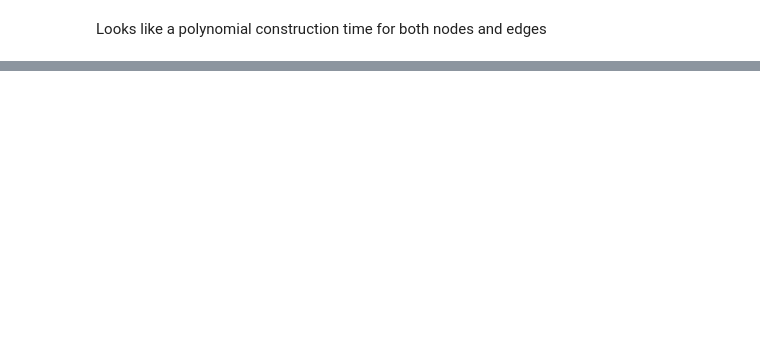
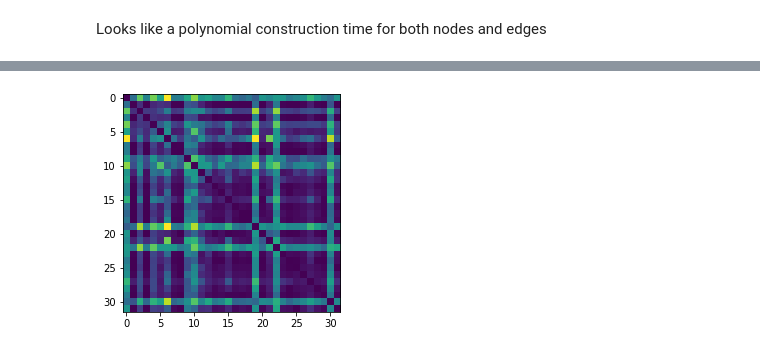
Before and after one commit to IUCVLab/proximity-cut, a Jupyter notebook: notebooks/Border with graphs.ipynb, the cells around one changed output, grey strips where cells are left out. Saved outputs shown, nothing was run; the diff lists cells and outputs as text; code cells hidden in the pictures; blank space fills up the shorter version.

```diff
--- a/notebooks/Border with graphs.ipynb
+++ b/notebooks/Border with graphs.ipynb
@@ -715,0 +897,2 @@ def get_cut(graph, labels):
+# %%
+support_graph = get_support_index(Xprime[:2000], yprime, verbose=True)
@@ -715,0 +910,16 @@ def get_cut(graph, labels):
+# %%
+from collections import Counter
+def simple_knn(p, support_graph, k=5):
+    c = Counter()
+    result = support_graph.multi_search(p, attempts=10, top=k)
+    for i in result:
+        c[support_graph.nodes[i]._class] += 1
+    return c.most_common(1)[0][0]
+# %%
+r = []
+for p in Xprime[:200]:
+    r.append(simple_knn(p, support_graph))
+
+from sklearn.metrics import classification_report
+
+print(classification_report(yprime[:200], r))
@@ -715,0 +935,37 @@ def get_cut(graph, labels):
+# %%
+def integral(a, b, func, N=8):
+    step = (a - b) / N
+    # print(step)
+    steplen = np.linalg.norm(step)
+    points = np.linspace(a, b, N + 1)
+    I = 0
+    for i in range(1, N):
+        I += func(points[i]) * steplen
+    return I / N
+
+
+f = get_potential_func(points)
+integral(Xprime[7], Xprime[7], f)
+
+# K = 32
+# x = np.zeros((K, K))
+# for i, p in enumerate(tqdm.tqdm(Xprime[:K])):
+#     for j, q in enumerate(Xprime[:K]):
+#         x[i, j] = integral(p, q, f)
+
+plt.imshow(x)
+plt.show()
+
+def border_crossing_knn(p, support_graph, potential_func, thresh=80, k=5):
+    c = Counter()
+    result = support_graph.multi_search(p, attempts=10, top=k)
+
+    for i in result:
+        I = integral(p, support_graph.nodes[i].value, potential_func)
+        if I < thresh:
+            c[support_graph.nodes[i]._class] += 1
+        else:
+            c[1 - support_graph.nodes[i]._class] += 1
+    return c.most_common(1)[0][0]
+# %% [output]
+[figure, added]
```
Also changed, not shown: parts of 34 cells of this notebook, 1 other file.
